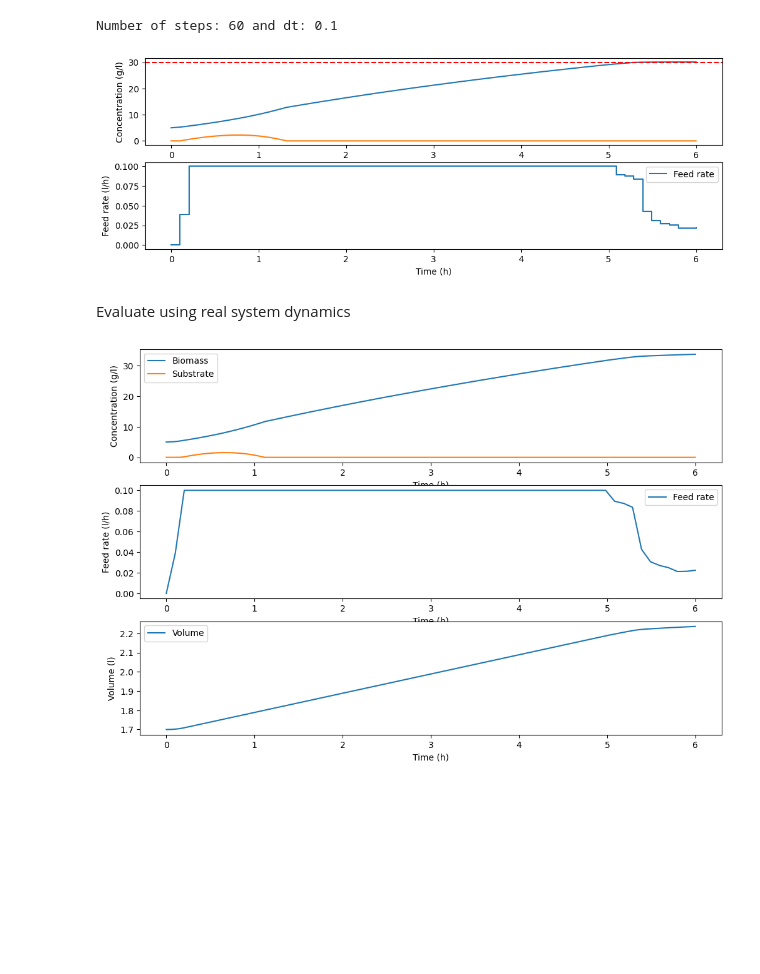
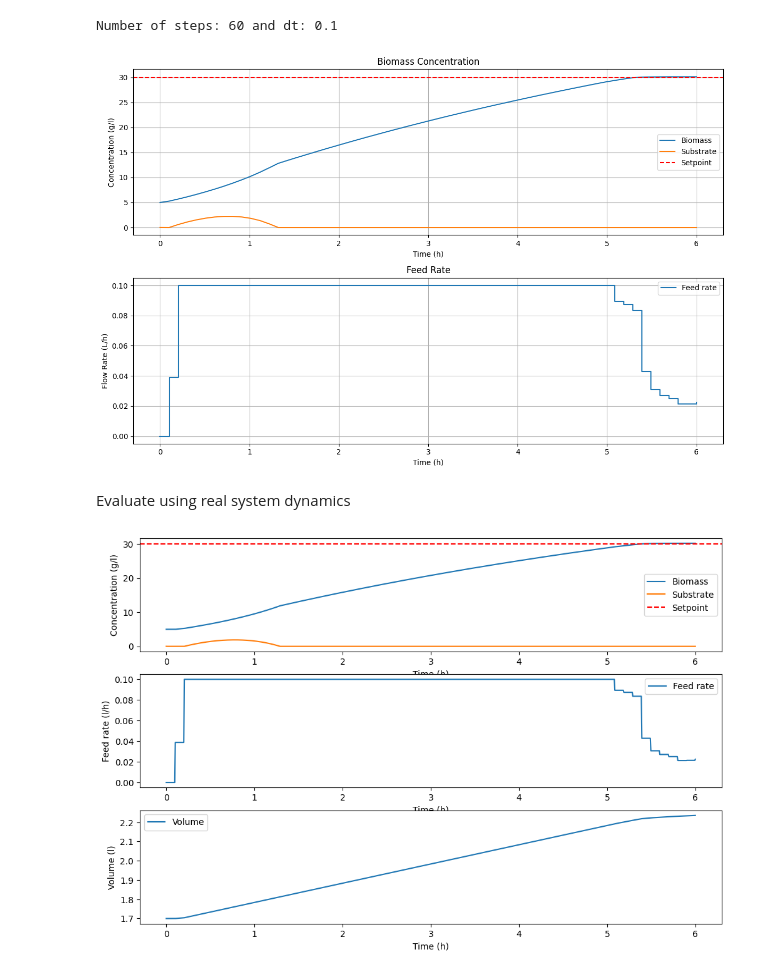
Before and after one commit to costasmexis/ML4MPC, a Jupyter notebook: pympc/BR_noProduct_PINC.ipynb, the cells around one changed output. Cells and saved outputs as stored; diff of their text form; code cells hidden in the pictures; blank space fills up the shorter version.

```diff
--- a/pympc/BR_noProduct_PINC.ipynb
+++ b/pympc/BR_noProduct_PINC.ipynb
@@ -164,22 +164,28 @@ for i in tqdm(range(L-1)):
     V[i+1] = sol.y[2][-1]
 # %%
 time= np.linspace(T_START, T_END, L)
-plt.figure(figsize=(12,4))
+plt.figure(figsize=(12, 8))
 plt.subplot(2,1,1)
 plt.plot(time, X, label='Biomass')
 plt.plot(time, S, label='Substrate')
 plt.axhline(y=X_sp, color='r', linestyle='--', label='Setpoint')
+plt.title('Biomass Concentration')
 plt.xlabel('Time (h)')
 plt.ylabel('Concentration (g/l)')
+plt.legend()
+plt.grid()
 
 plt.subplot(2,1,2)
 plt.step(time, F, label='Feed rate', where='post')
+plt.title('Feed Rate')
 plt.xlabel('Time (h)')
-plt.ylabel('Feed rate (l/h)')
+plt.ylabel('Flow Rate (L/h)')
 plt.legend()
+plt.grid()
+plt.tight_layout()
 plt.show()
 # %% [output]
-[figure, old version]
+[figure, new version]
 # %% [markdown]
 Evaluate using real system dynamics
 # %%
@@ -191,20 +197,32 @@ def simulate(t, y, F_func) -> np.array:
     F = F_func(t)
 
     X, S, V = y
-    dX_dt = (MU_MAX * S / (K_S + S)) * X - (F / V) * X
+    dX_dt = (MU_MAX * S / (K_S + S + S**2 / K_I)) * X - (F / V) * X - k_d * X
     dS_dt = -(1 / Y_XS) * (MU_MAX * S / (K_S + S)) * X + (F / V) * (S_F - S)
     dV_dt = F
     return np.array([dX_dt, dS_dt,dV_dt])
 
-F_func = interp1d(time, F, kind='linear', fill_value='extrapolate')
+# Actual system dynamics
+def actual_system(t: float, y: float, F: float):
+    ''' Real system model with cell death and substrate inhibition '''
+    X, S, V = y
+    mu = MU_MAX * S / (K_S + S + S**2 / K_I)  # Monod equation
+    dX_dt = mu * X - (F / V) * X - k_d * X
+    dS_dt = -(1 / Y_XS) * mu * X + (F / V) * (S_F - S)
+    dV_dt = F
+    return [dX_dt, dS_dt, dV_dt]
+
+
+F_func = interp1d(time, F, kind='previous', fill_value='extrapolate')
 t_eval = np.linspace(T_START, T_END, NUM_SAMPLES)
-sol = solve_ivp(simulate, t_span=[T_START, T_END], y0=[X_0, S_0, V_0], method=ODE_SOLVER, t_eval=t_eval, args=(F_func,))
+sol = solve_ivp(simulate, t_span=[T_START, T_END], y0=[X_0, S_0, V_0], method=ODE_SOLVER, t_eval=t_eval, args=(F_func,), atols=1e-12, rtol=1e-12)
 
 # Plot results
 plt.figure(figsize=(12,8))
 plt.subplot(3,1,1)
 plt.plot(sol.t, sol.y[0], label='Biomass')
 plt.plot(sol.t, sol.y[1], label='Substrate')
+plt.axhline(y=X_sp, color='r', linestyle='--', label='Setpoint')
 plt.xlabel('Time (h)')
 plt.ylabel('Concentration (g/l)')
 plt.legend()
@@ -222,4 +240,4 @@ plt.ylabel('Volume (l)')
 plt.legend()
 plt.show()
 # %% [output]
-[figure, old version]
+[figure, new version]
```
Also changed, not shown: 2 other files.
